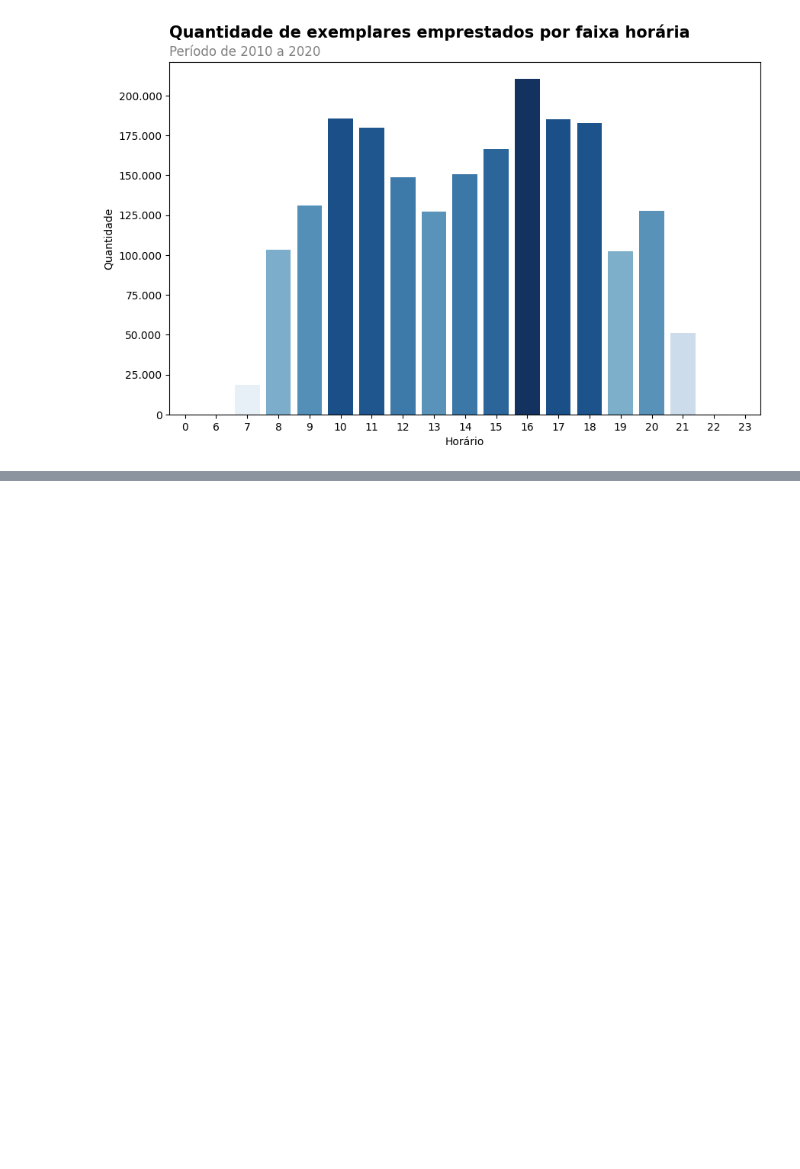
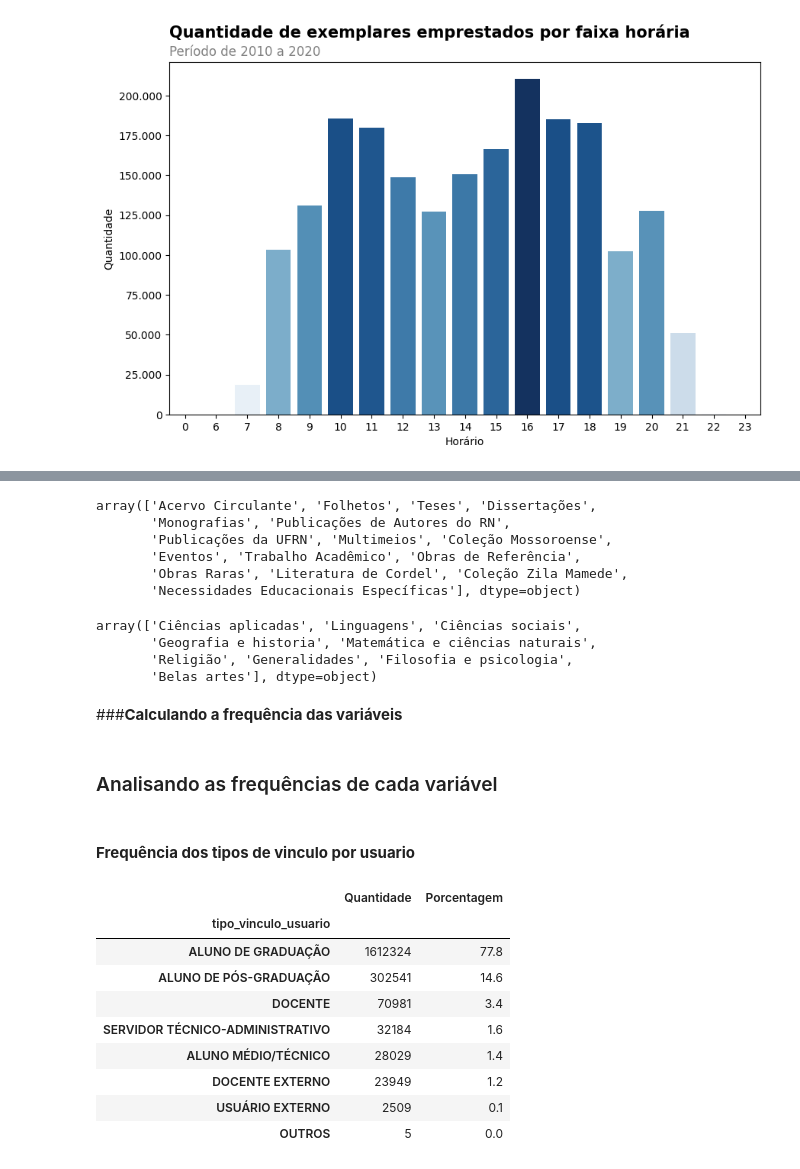
Before and after one commit to AleixoCodes/Analise-de-dados-bibliotecarios, a Jupyter notebook: Análise_de_Dados_de_Bibliotecas_Universitárias.ipynb, the cells around one changed output, grey strips where cells are left out. Drawn from its saved outputs; the diff is of its cells as text; code cells hidden in the pictures; blank space fills up the shorter version.

```diff
--- a/Análise_de_Dados_de_Bibliotecas_Universitárias.ipynb
+++ b/Análise_de_Dados_de_Bibliotecas_Universitárias.ipynb
@@ -356,0 +402,18 @@ Além disso, os períodos do começo da manhã (entre 7h e 9) e da noite (entre
+# %%
+DadosCompletos.colecao.unique()
+# %% [output]
+array(['Acervo Circulante', 'Folhetos', 'Teses', 'Dissertações',
+       'Monografias', 'Publicações de Autores do RN',
+       'Publicações da UFRN', 'Multimeios', 'Coleção Mossoroense',
+       'Eventos', 'Trabalho Acadêmico', 'Obras de Referência',
+       'Obras Raras', 'Literatura de Cordel', 'Coleção Zila Mamede',
+       'Necessidades Educacionais Específicas'], dtype=object)
+# %%
+DadosCompletos.CDU.unique()
+# %% [output]
+array(['Ciências aplicadas', 'Linguagens', 'Ciências sociais',
+       'Geografia e historia', 'Matemática e ciências naturais',
+       'Religião', 'Generalidades', 'Filosofia e psicologia',
+       'Belas artes'], dtype=object)
+# %% [markdown]
+###**Calculando a frequência das variáveis**
@@ -356,0 +428,17 @@ Além disso, os períodos do começo da manhã (entre 7h e 9) e da noite (entre
+# %% [markdown]
+### Analisando as frequências de cada variável
+# %% [markdown]
+#### **Frequência dos tipos de vinculo por usuario**
+# %%
+Valorfrequencia('tipo_vinculo_usuario')
+# %% [output]
+|  | Quantidade | Porcentagem |
+| tipo_vinculo_usuario |  |  |
+| ALUNO DE GRADUAÇÃO | 1612324 | 77.8 |
+| ALUNO DE PÓS-GRADUAÇÃO | 302541 | 14.6 |
+| DOCENTE | 70981 | 3.4 |
+| SERVIDOR TÉCNICO-ADMINISTRATIVO | 32184 | 1.6 |
+| ALUNO MÉDIO/TÉCNICO | 28029 | 1.4 |
+| DOCENTE EXTERNO | 23949 | 1.2 |
+| USUÁRIO EXTERNO | 2509 | 0.1 |
+| OUTROS | 5 | 0.0 |
```
Also changed, not shown: parts of 11 cells of this notebook.
